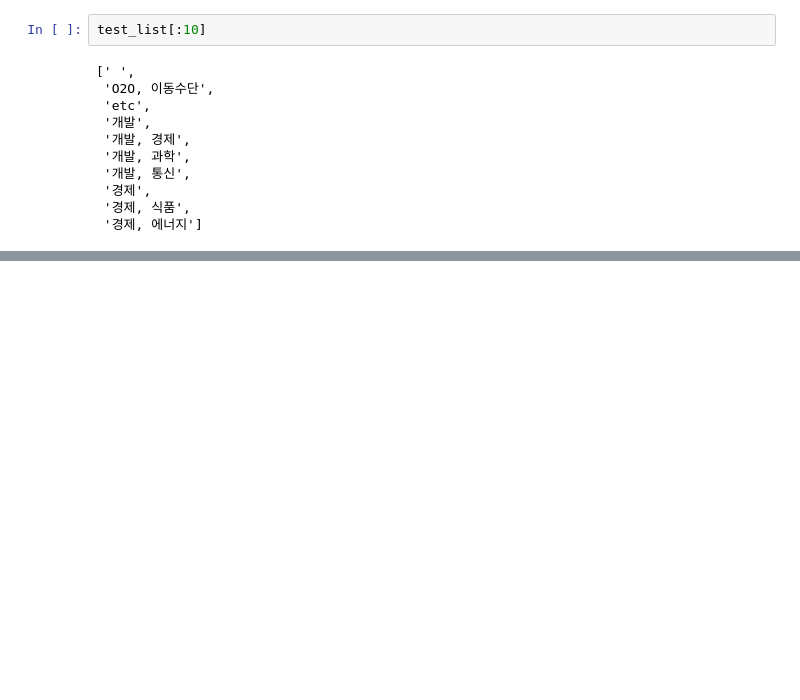
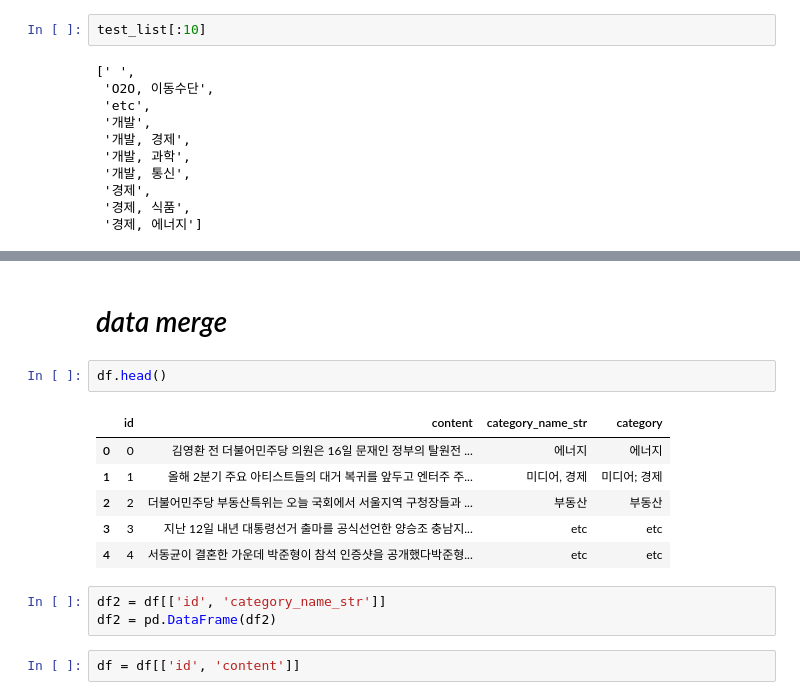
Before and after one commit to hipster4020/data_processing, a Jupyter notebook: processing_skill.ipynb, the cells around one changed output, grey strips where cells are left out. Cells and saved outputs as stored; diff of their text form; blank space fills up the shorter version.

```diff
--- a/processing_skill.ipynb
+++ b/processing_skill.ipynb
@@ -110,0 +149,16 @@ test_list[:10]
+# %% [markdown]
+# *data merge*
+# %%
+df.head()
+# %% [output]
+|  | id | content | category_name_str | category |
+| 0 | 0 | 김영환 전 더불어민주당 의원은 16일 문재인 정부의 탈원전 ... | 에너지 | 에너지 |
+| 1 | 1 | 올해 2분기 주요 아티스트들의 대거 복귀를 앞두고 엔터주 주... | 미디어, 경제 | 미디어; 경제 |
+| 2 | 2 | 더불어민주당 부동산특위는 오늘 국회에서 서울지역 구청장들과 ... | 부동산 | 부동산 |
+| 3 | 3 | 지난 12일 내년 대통령선거 출마를 공식선언한 양승조 충남지... | etc | etc |
+| 4 | 4 | 서동균이 결혼한 가운데 박준형이 참석 인증샷을 공개했다박준형... | etc | etc |
+# %%
+df2 = df[['id', 'category_name_str']]
+df2 = pd.DataFrame(df2)
+# %%
+df = df[['id', 'content']]
```
Also changed, not shown: parts of 18 cells of this notebook.
